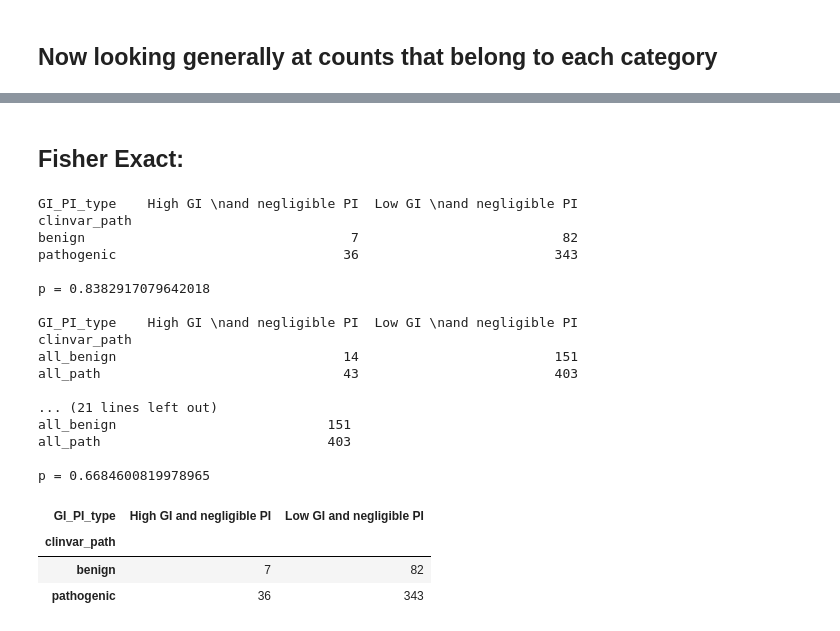
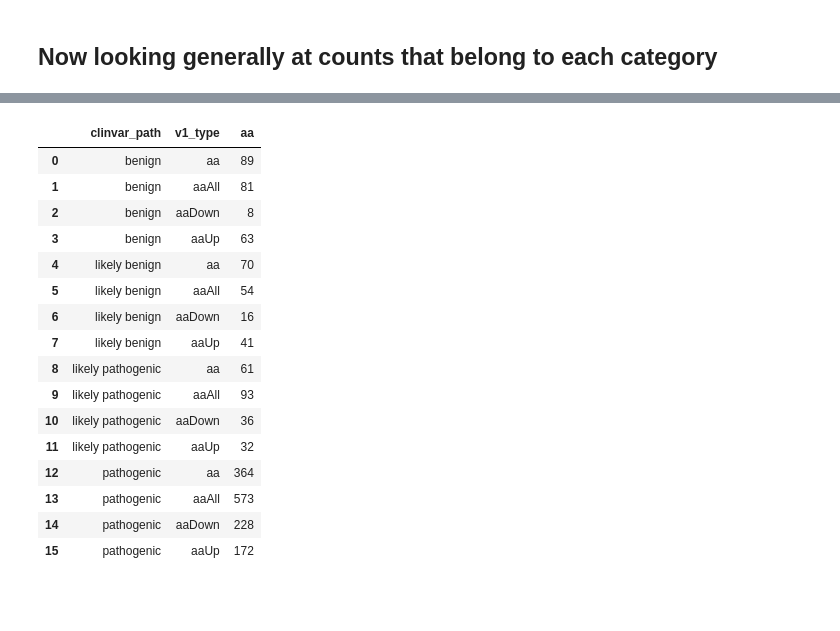
Before and after one commit to danielanach/glyco-clinvar, a Jupyter notebook: code/06_path_vs_benign_continuous.ipynb, the cells around one changed output, grey strips where cells are left out. Drawn from its saved outputs; the diff is of its cells as text; code cells hidden in the pictures; blank space fills up the shorter version.

Commit message:
Removing fisher exact test from bottom of notebook

```diff
--- a/code/06_path_vs_benign_continuous.ipynb
+++ b/code/06_path_vs_benign_continuous.ipynb
@@ -200,4 +200,4 @@ Text(0, 0.5, 'log10(distance to N-Gly)')
 # %% [markdown]
 ## Now looking generally at counts that belong to each category
 # %%
-table = concat_df.groupby(by=['clinvar_path','GI_PI_type'],as_index=False).count()[['clinvar_path','GI_PI_type','aa']]
+table = concat_df.groupby(by=['clinvar_path','v1_type'],as_index=False).count()[['clinvar_path','v1_type','aa']]
@@ -225,36 +204,20 @@ test_cols = [['High GI \nand negligible PI','Low GI \nand negligible PI'],
-# %% [markdown]
-## Fisher Exact:
-# %%
-for col in test_cols:
-    for row in test_rows:
-        cont_table = pivot_table[col].loc[row]
-        odds,p = scipy.stats.fisher_exact(cont_table)
-        print(cont_table)
-        print()
-        print('p = {}'.format(p))
-        print()
-# %% [output]
-GI_PI_type    High GI \nand negligible PI  Low GI \nand negligible PI
-clinvar_path
-benign                                  7                          82
-pathogenic                             36                         343
-
-p = 0.8382917079642018
-
-GI_PI_type    High GI \nand negligible PI  Low GI \nand negligible PI
-clinvar_path
-all_benign                             14                         151
-all_path                               43                         403
-
-... (21 lines left out)
-all_benign                           151
-all_path                             403
-
-p = 0.6684600819978965
-# %%
-pivot_table[test_cols[0]].loc[test_rows[0]]
-# %% [output]
-| GI_PI_type | High GI and negligible PI | Low GI and negligible PI |
-| clinvar_path |  |  |
-| benign | 7 | 82 |
-| pathogenic | 36 | 343 |
+# %%
+table
+# %% [output]
+|  | clinvar_path | v1_type | aa |
+| 0 | benign | aa | 89 |
+| 1 | benign | aaAll | 81 |
+| 2 | benign | aaDown | 8 |
+| 3 | benign | aaUp | 63 |
+| 4 | likely benign | aa | 70 |
+| 5 | likely benign | aaAll | 54 |
+| 6 | likely benign | aaDown | 16 |
+| 7 | likely benign | aaUp | 41 |
+| 8 | likely pathogenic | aa | 61 |
+| 9 | likely pathogenic | aaAll | 93 |
+| 10 | likely pathogenic | aaDown | 36 |
+| 11 | likely pathogenic | aaUp | 32 |
+| 12 | pathogenic | aa | 364 |
+| 13 | pathogenic | aaAll | 573 |
+| 14 | pathogenic | aaDown | 228 |
+| 15 | pathogenic | aaUp | 172 |
```
Also changed, not shown: parts of 4 cells of this notebook.
